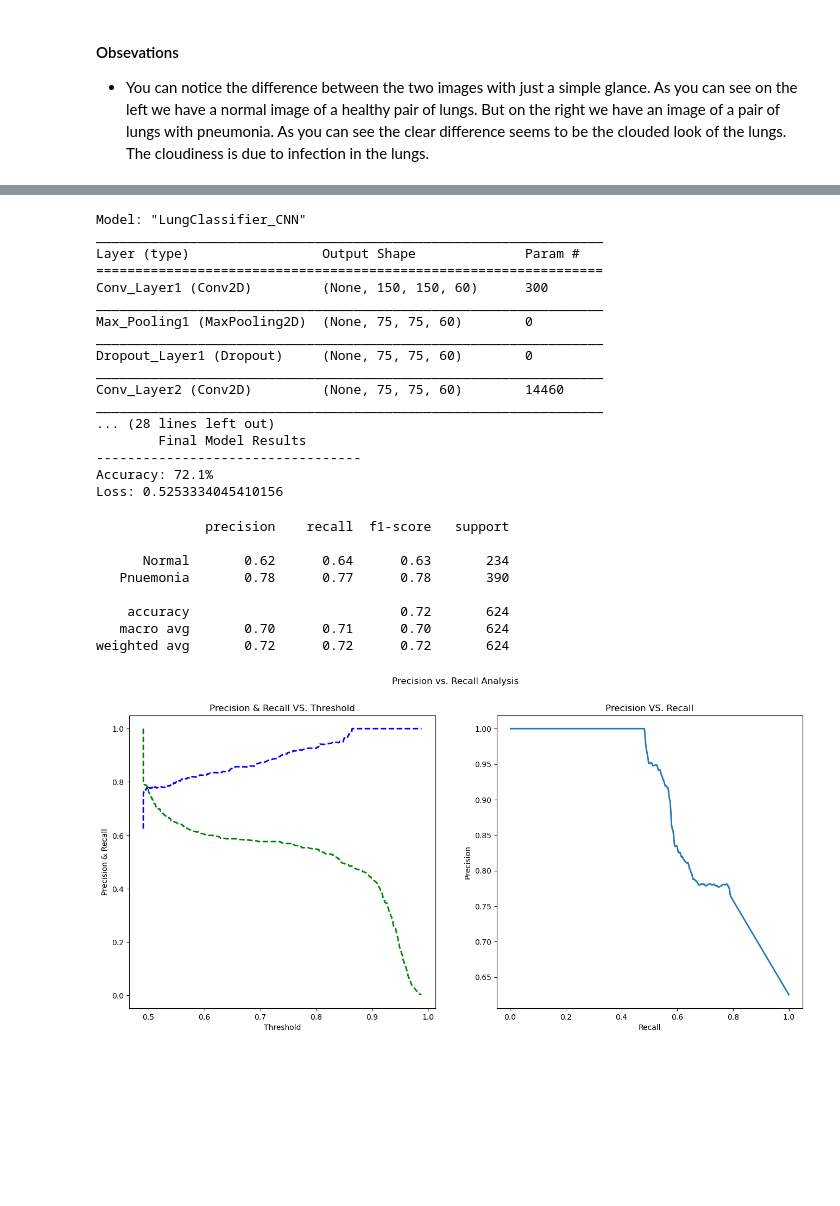
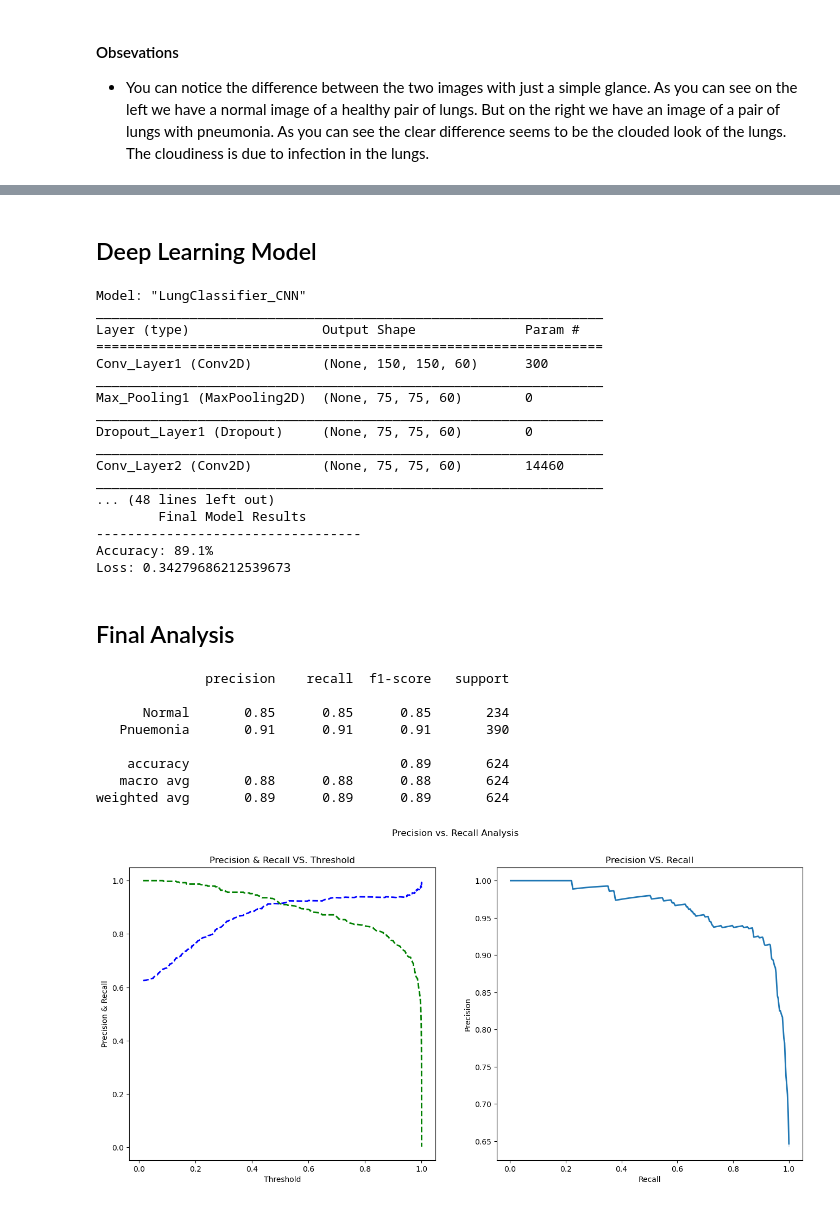
Before and after one commit to KyleHoss/Data-Science-Portfolio, a Jupyter notebook: Classification/Pnuemonia_Classifier/Pnuemonia.ipynb, the cells around one changed output, grey strips where cells are left out. Saved outputs shown, nothing was run; the diff lists cells and outputs as text; code cells hidden in the pictures; blank space fills up the shorter version.

Commit message:
Finished all the notebooks finally!

```diff
--- a/Classification/Pnuemonia_Classifier/Pnuemonia.ipynb
+++ b/Classification/Pnuemonia_Classifier/Pnuemonia.ipynb
@@ -141,4 +164,10 @@ Found 16 images belonging to 2 classes.
+# %% [markdown]
+## Deep Learning Model
 # %%
+# Input Variables
+EPOCHS = 13
+
+
 # Input matric that uses 2x2 pixels.
 MATRIX = (2,2)
 
@@ -176,7 +205,7 @@ callback = tf.keras.callbacks.EarlyStopping(monitor='accuracy',   # Metric to wa
 # Train model
 history=model.fit(traindata,                 # Data to train on
                   validation_data=testdata,  # Validation Data
-                  epochs=13,                 # Number of Epochs
+                  epochs=EPOCHS,                 # Number of Epochs
                   batch_size=BATCH_SIZE,     # Number of samples to train in SGD at a time
                   callbacks=[callback])      # Stop early if there is no increase in model metrics
 
@@ -209,14 +238,16 @@ Dropout_Layer1 (Dropout)     (None, 75, 75, 60)        0
 _________________________________________________________________
 Conv_Layer2 (Conv2D)         (None, 75, 75, 60)        14460
 _________________________________________________________________
-... (28 lines left out)
+... (48 lines left out)
         Final Model Results
 ----------------------------------
-Accuracy: 72.1%
-Loss: 0.5253334045410156
+Accuracy: 89.1%
+Loss: 0.34279686212539673
+# %% [markdown]
+## Final Analysis
 # %%
-from sklearn.metrics import classification_report, precision_recall_curve
-def PrecisionRecallAnalysis(y_true, y_proba):
+# Deep Learning Precision & Recall Analysis
+def DeepPrecisionRecallAnalysis(y_true, y_proba):
   '''
   Description: This will produce two charts that to give visualization to
                precision and recall.
@@ -236,37 +267,37 @@ def PrecisionRecallAnalysis(y_true, y_proba):
   plt.title('Precision & Recall VS. Threshold')
   plt.xlabel("Threshold")
   plt.ylabel('Precision & Recall')
   line1 = sns.lineplot(x = thresholds, y = precisions[:-1], color='b', lw=2)
   line2 = sns.lineplot(x = thresholds , y = recalls[:-1], color='g', lw=2)
 
   # Set Lines to dashes
   line1.lines[0].set_linestyle("--")
   line1.lines[1].set_linestyle("--")
 
   # Create Presicion VS. Recall Plot
   plt.subplot(1,2,2)
   plt.title('Precision VS. Recall')
   plt.xlabel('Recall')
   plt.ylabel('Precision')
   sns.lineplot(x=recalls[:-1], y=precisions[:-1], lw=2)
 
 
 y_pred = model.predict(testdata)
 y_true = testdata.classes
 
-PrecisionRecallAnalysis(y_true=y_true, y_proba=y_pred)
+DeepPrecisionRecallAnalysis(y_true=y_true, y_proba=y_pred)
 
 y_pred[y_pred>0.5] = 1
 y_pred[y_pred<0.5] = 0
 
 print(classification_report(y_true,y_pred,target_names = ['Normal','Pnuemonia']))
 # %% [output]
               precision    recall  f1-score   support
 
-      Normal       0.62      0.64      0.63       234
-   Pnuemonia       0.78      0.77      0.78       390
+      Normal       0.85      0.85      0.85       234
+   Pnuemonia       0.91      0.91      0.91       390
 
-    accuracy                           0.72       624
-   macro avg       0.70      0.71      0.70       624
-weighted avg       0.72      0.72      0.72       624
+    accuracy                           0.89       624
+   macro avg       0.88      0.88      0.88       624
+weighted avg       0.89      0.89      0.89       624
-[figure, old version]
+[figure, new version]
```
Also changed, not shown: parts of 11 cells of this notebook, 9 other files.
